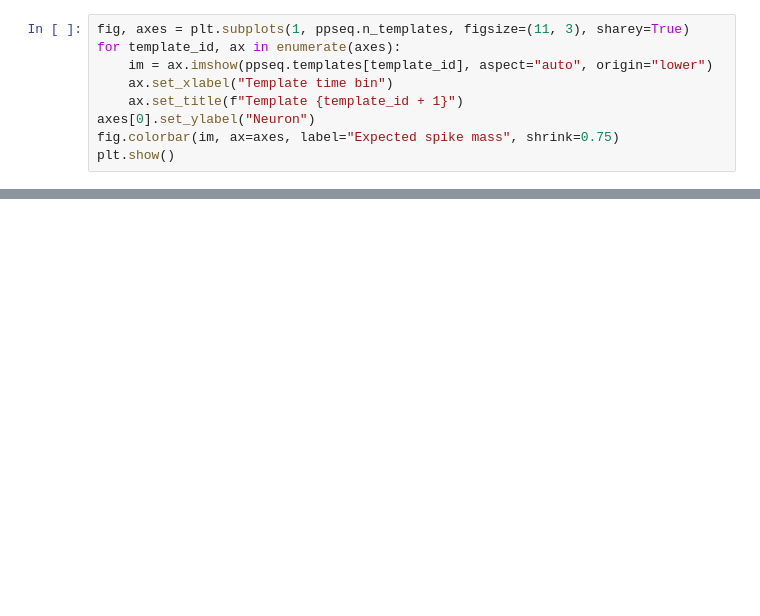
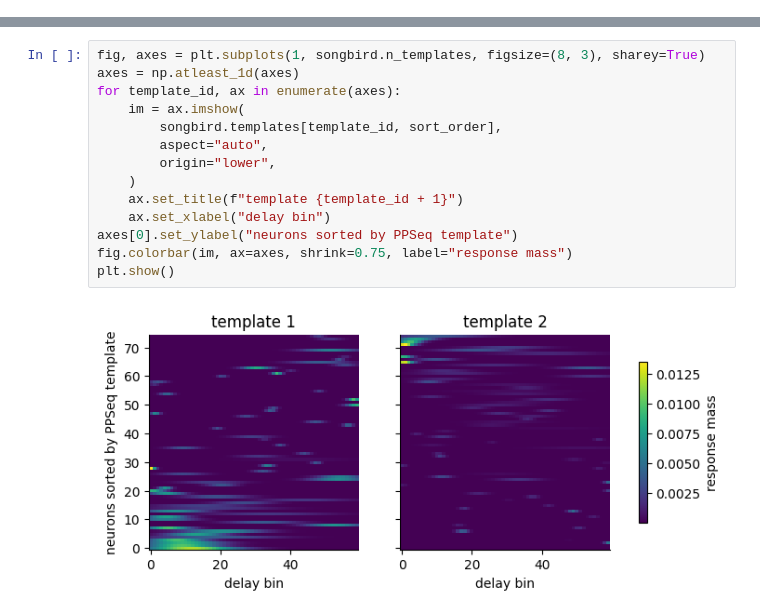
Before and after one commit to ryanharvey1/neuro_py, a Jupyter notebook: tutorials/ppseq_sequence_detection.ipynb, the cells around one changed output, grey strips where cells are left out. Cells and saved outputs as stored; diff of their text form; blank space fills up the shorter version.

```diff
--- a/tutorials/ppseq_sequence_detection.ipynb
+++ b/tutorials/ppseq_sequence_detection.ipynb
@@ -382,9 +0,0 @@ PPSeq is unsupervised, so template labels can be permuted relative to the known
-# %%
-fig, axes = plt.subplots(1, ppseq.n_templates, figsize=(11, 3), sharey=True)
-for template_id, ax in enumerate(axes):
-    im = ax.imshow(ppseq.templates[template_id], aspect="auto", origin="lower")
-    ax.set_xlabel("Template time bin")
-    ax.set_title(f"Template {template_id + 1}")
-axes[0].set_ylabel("Neuron")
-fig.colorbar(im, ax=axes, label="Expected spike mass", shrink=0.75)
-plt.show()
@@ -830,0 +90,16 @@ fig.tight_layout()
+# %%
+fig, axes = plt.subplots(1, songbird.n_templates, figsize=(8, 3), sharey=True)
+axes = np.atleast_1d(axes)
+for template_id, ax in enumerate(axes):
+    im = ax.imshow(
+        songbird.templates[template_id, sort_order],
+        aspect="auto",
+        origin="lower",
+    )
+    ax.set_title(f"template {template_id + 1}")
+    ax.set_xlabel("delay bin")
+axes[0].set_ylabel("neurons sorted by PPSeq template")
+fig.colorbar(im, ax=axes, shrink=0.75, label="response mass")
+plt.show()
+# %% [output]
+[figure, added]
```
Also changed, not shown: parts of 53 cells of this notebook, 6 other files.
